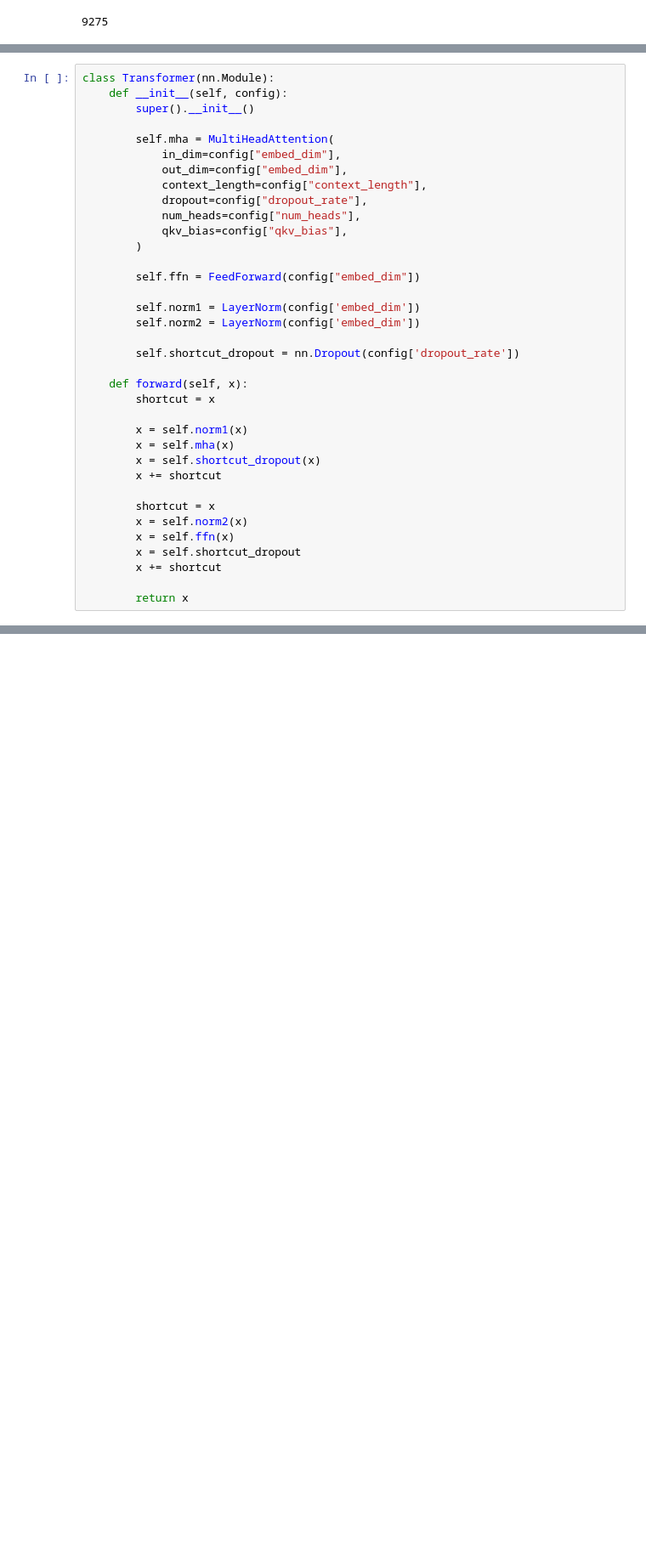
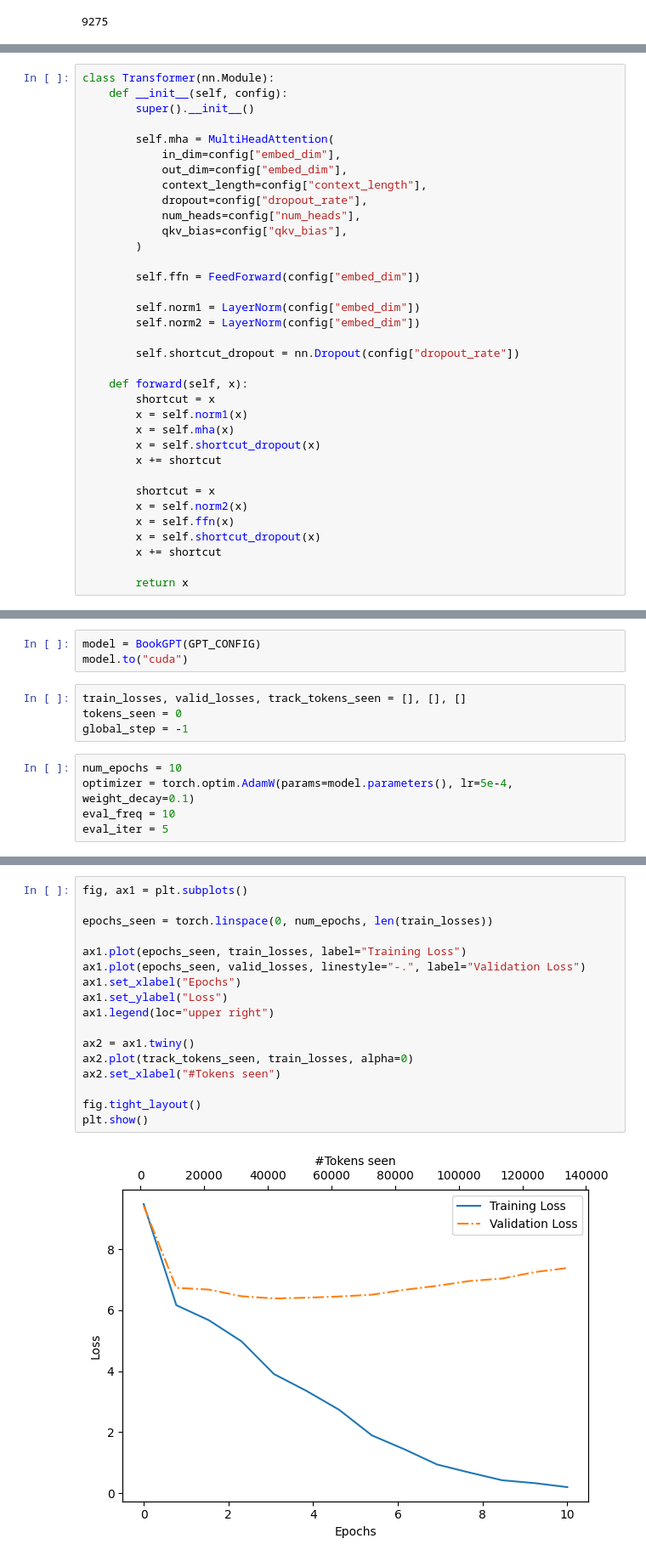
Before and after one commit to ExpressGradient/lingo, a Jupyter notebook: lingo/Scratch/main.ipynb, the cells around one changed output, grey strips where cells are left out. Shown: that part at 85% size. Saved outputs shown, nothing was run; the diff lists cells and outputs as text; blank space fills up the shorter version.

Commit message:
adds training and output

```diff
--- a/lingo/Scratch/main.ipynb
+++ b/lingo/Scratch/main.ipynb
@@ -169,14 +186,13 @@ class Transformer(nn.Module):
 
         self.ffn = FeedForward(config["embed_dim"])
 
-        self.norm1 = LayerNorm(config['embed_dim'])
-        self.norm2 = LayerNorm(config['embed_dim'])
+        self.norm1 = LayerNorm(config["embed_dim"])
+        self.norm2 = LayerNorm(config["embed_dim"])
 
-        self.shortcut_dropout = nn.Dropout(config['dropout_rate'])
+        self.shortcut_dropout = nn.Dropout(config["dropout_rate"])
 
     def forward(self, x):
         shortcut = x
-
         x = self.norm1(x)
         x = self.mha(x)
         x = self.shortcut_dropout(x)
@@ -185,7 +201,7 @@ class Transformer(nn.Module):
         shortcut = x
         x = self.norm2(x)
         x = self.ffn(x)
-        x = self.shortcut_dropout
+        x = self.shortcut_dropout(x)
         x += shortcut
 
         return x
@@ -217,3 +239,15 @@ class BookGPT(nn.Module):
         logits = self.out_head(x)
 
         return logits
+# %%
+model = BookGPT(GPT_CONFIG)
+model.to("cuda")
+# %%
+train_losses, valid_losses, track_tokens_seen = [], [], []
+tokens_seen = 0
+global_step = -1
+# %%
+num_epochs = 10
+optimizer = torch.optim.AdamW(params=model.parameters(), lr=5e-4, weight_decay=0.1)
+eval_freq = 10
+eval_iter = 5
@@ -219,0 +300,19 @@ class BookGPT(nn.Module):
+# %%
+fig, ax1 = plt.subplots()
+
+epochs_seen = torch.linspace(0, num_epochs, len(train_losses))
+
+ax1.plot(epochs_seen, train_losses, label="Training Loss")
+ax1.plot(epochs_seen, valid_losses, linestyle="-.", label="Validation Loss")
+ax1.set_xlabel("Epochs")
+ax1.set_ylabel("Loss")
+ax1.legend(loc="upper right")
+
+ax2 = ax1.twiny()
+ax2.plot(track_tokens_seen, train_losses, alpha=0)
+ax2.set_xlabel("#Tokens seen")
+
+fig.tight_layout()
+plt.show()
+# %% [output]
+[figure, added]
```
Also changed, not shown: parts of 16 cells of this notebook, 55 other files.
